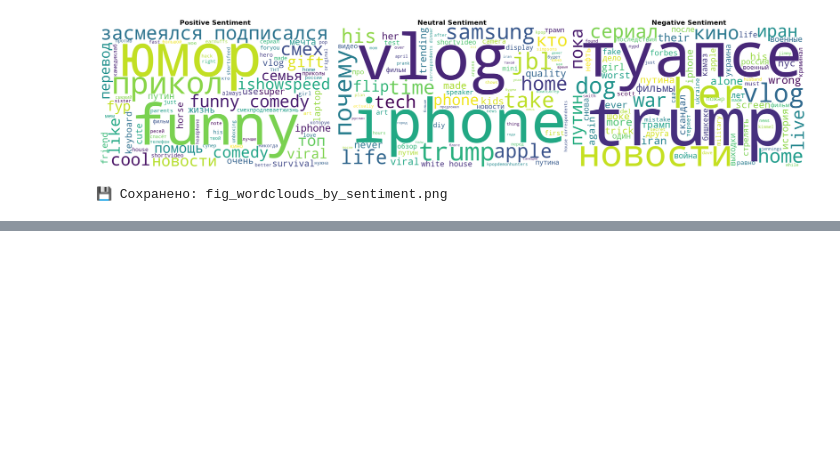
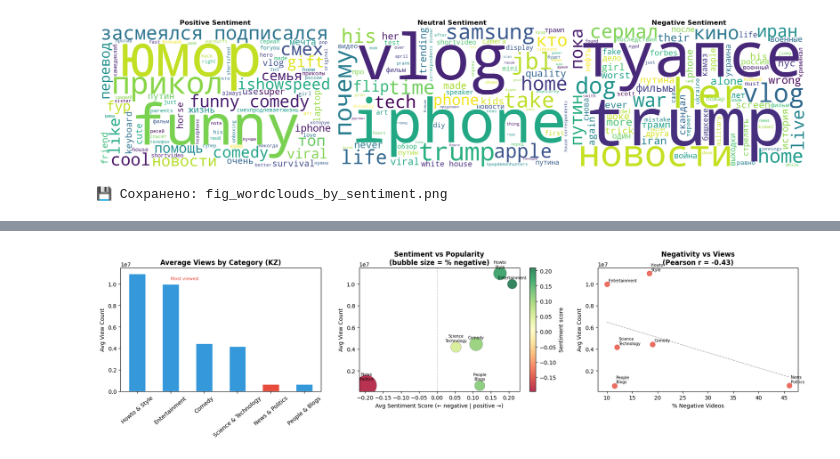
Before and after one commit to KamilaAkhmetova/youtube-ai-project, a Jupyter notebook: main.ipynb, the cells around one changed output, grey strips where cells are left out. Saved outputs shown, nothing was run; the diff lists cells and outputs as text; code cells hidden in the pictures; blank space fills up the shorter version.

```diff
--- a/main.ipynb
+++ b/main.ipynb
@@ -1011,0 +1051,85 @@ print('💾 Сохранено: fig_wordclouds_by_sentiment.png')
+# %%
+# ══════════════════════════════════════════════════════
+# АНАЛИЗ 1: Популярность категорий и связь с негативом
+# ══════════════════════════════════════════════════════
+
+fig, axes = plt.subplots(1, 3, figsize=(18, 5))
+
+# График 1: Топ категорий по просмотрам
+avg_views = df[df['region'] == 'KZ'].groupby('category_title')['view_count'].mean().sort_values(ascending=False)
+colors_views = ['#e74c3c' if cat == 'News & Politics' else '#3498db' for cat in avg_views.index]
+
+avg_views.plot(kind='bar', ax=axes[0], color=colors_views, edgecolor='white')
+axes[0].set_title('Average Views by Category (KZ)', fontsize=12, fontweight='bold')
+axes[0].set_xlabel('')
+axes[0].set_ylabel('Avg View Count')
+axes[0].tick_params(axis='x', rotation=40)
+axes[0].annotate('Most viewed', xy=(0, avg_views.iloc[0]),
+                  xytext=(1, avg_views.iloc[0] * 0.95),
+                  fontsize=8, color='#e74c3c')
+
+# График 2: Scatter — sentiment vs просмотры
+# Показывает: правда ли что негативный контент набирает больше просмотров?
+cat_stats = df[df['region'] == 'KZ'].groupby('category_title').agg(
+    avg_sentiment=('sentiment_score', 'mean'),
+    avg_views=('view_count', 'mean'),
+    pct_negative=('sentiment_label', lambda x: (x == 'negative').mean() * 100)
+).reset_index()
+
+scatter = axes[1].scatter(
+    cat_stats['avg_sentiment'],
+    cat_stats['avg_views'],
+    s=cat_stats['pct_negative'] * 30,  # размер = % негатива
+    c=cat_stats['avg_sentiment'],
+    cmap='RdYlGn',
+    alpha=0.8,
+    edgecolors='gray',
+    linewidth=0.5
+)
+for _, row in cat_stats.iterrows():
+    axes[1].annotate(
+        row['category_title'].replace(' & ', '\n'),
+        (row['avg_sentiment'], row['avg_views']),
+        fontsize=7, ha='center', va='bottom',
+        xytext=(0, 8), textcoords='offset points'
+    )
+axes[1].axvline(x=0, color='gray', linestyle='--', linewidth=0.8, alpha=0.5)
+axes[1].set_xlabel('Avg Sentiment Score (← negative | positive →)')
+axes[1].set_ylabel('Avg View Count')
+axes[1].set_title('Sentiment vs Popularity\n(bubble size = % negative)', fontsize=12, fontweight='bold')
+plt.colorbar(scatter, ax=axes[1], label='Sentiment score')
+
+# График 3: % негативных видео vs просмотры — корреляция
+axes[2].scatter(cat_stats['pct_negative'], cat_stats['avg_views'],
+                color='#e74c3c', s=80, alpha=0.8)
+for _, row in cat_stats.iterrows():
+    axes[2].annotate(
+        row['category_title'].replace(' & ', '\n'),
+        (row['pct_negative'], row['avg_views']),
+        fontsize=7, ha='left', va='bottom',
+        xytext=(3, 3), textcoords='offset points'
+    )
+
+# Линия тренда
+from numpy.polynomial.polynomial import polyfit
+x = cat_stats['pct_negative'].values
+y = cat_stats['avg_views'].values
+b, m = polyfit(x, y, 1)
+axes[2].plot(sorted(x), [b + m * xi for xi in sorted(x)],
+             color='gray', linestyle='--', linewidth=1, alpha=0.7)
+
+# Корреляция
+corr = cat_stats['pct_negative'].corr(cat_stats['avg_views'])
+axes[2].set_title(f'Negativity vs Views\n(Pearson r = {corr:.2f})', fontsize=12, fontweight='bold')
+axes[2].set_xlabel('% Negative Videos')
+axes[2].set_ylabel('Avg View Count')
+
+plt.tight_layout()
+plt.savefig('fig_popularity_sentiment.png', dpi=150, bbox_inches='tight')
+plt.show()
+print(f'💾 Сохранено: fig_popularity_sentiment.png')
+print(f'\nКорреляция негатива с просмотрами: r = {corr:.3f}')
+print('\nСтатистика по категориям:')
+print(cat_stats[['category_title', 'avg_sentiment', 'avg_views', 'pct_negative']].to_string())
+# %% [output]
+[figure, added]
```
Also changed, not shown: parts of 4 cells of this notebook, 2 other files.
